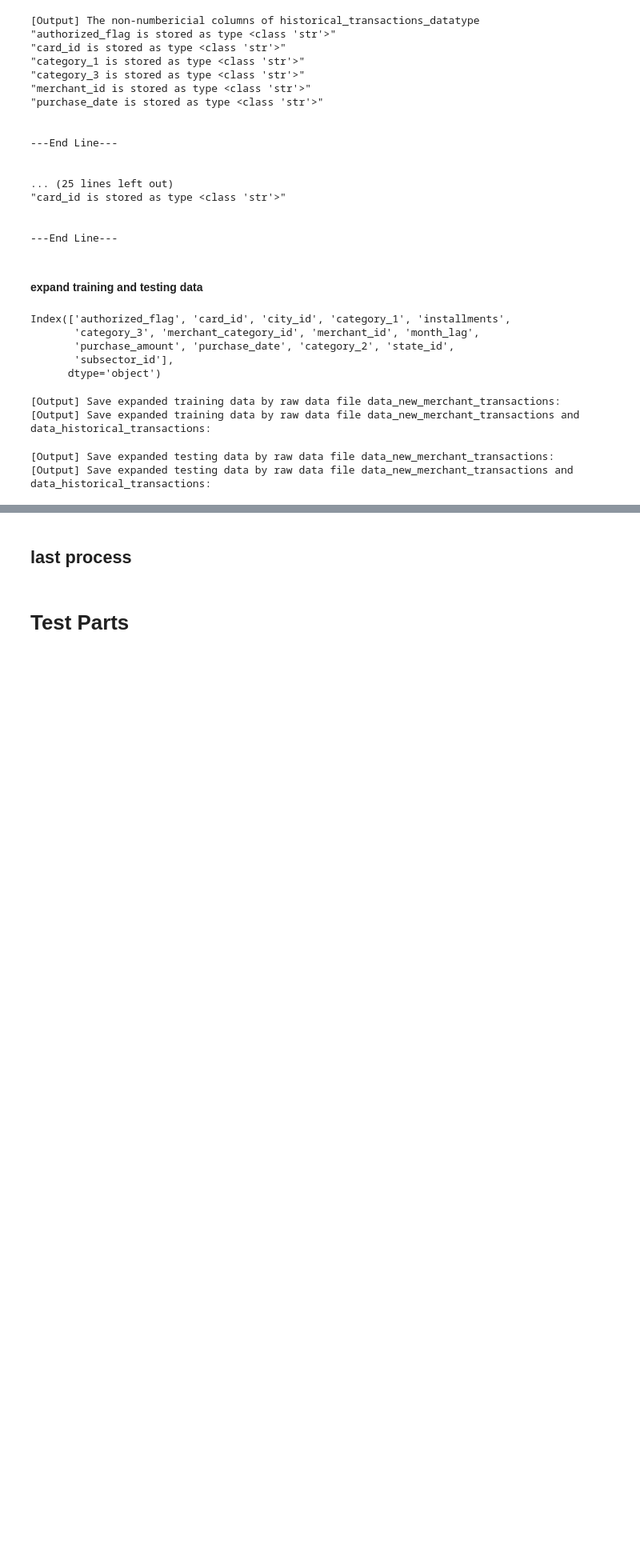
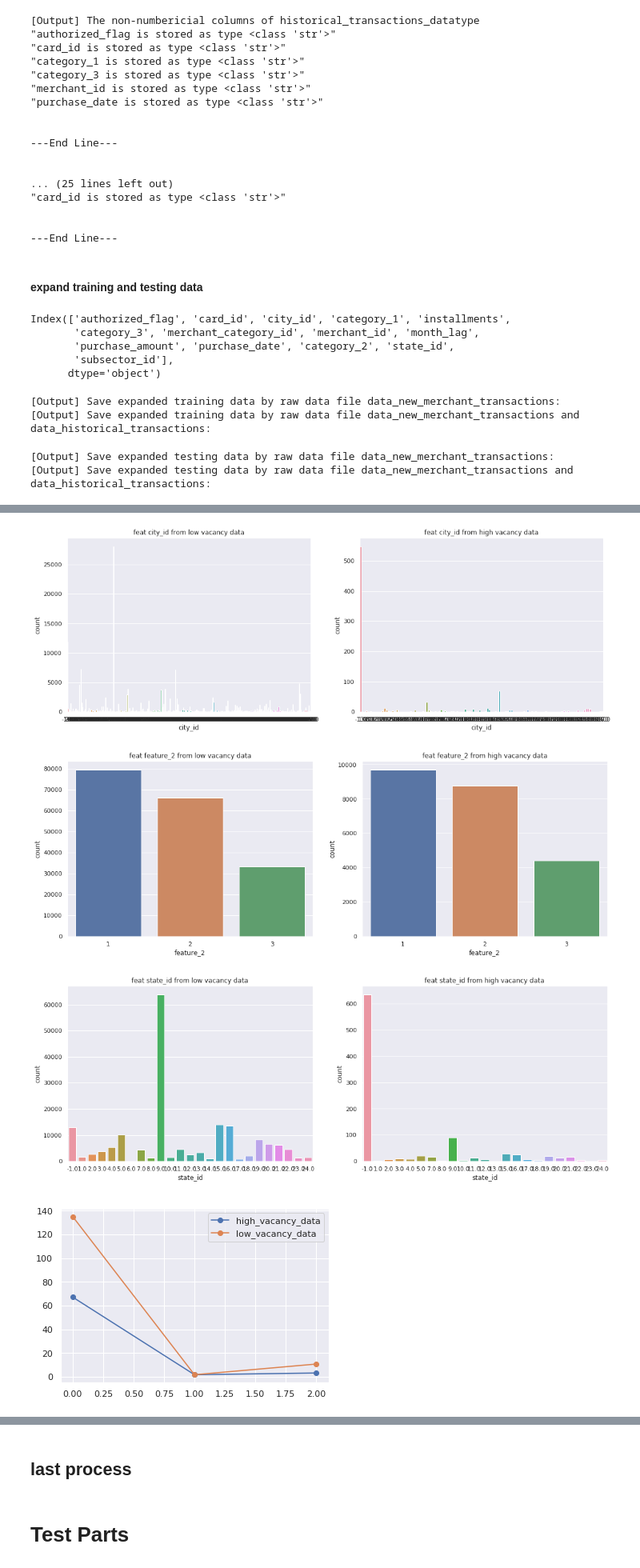
Before and after one commit to PaperStrange/AIProjectManger, a Jupyter notebook: utils/data_process.ipynb, the cells around one changed output, grey strips where cells are left out. Shown at 80% size. Cells and saved outputs as stored; diff of their text form; code cells hidden in the pictures; blank space fills up the shorter version.

```diff
--- a/utils/data_process.ipynb
+++ b/utils/data_process.ipynb
@@ -604,0 +640,15 @@ data_test_mod2.to_csv(DATA_ROOT_PATH+"data_processed/test/data_test_expanded2.cs
+# %%
+def compare_dis(data_low_vacancy, data_high_vacancy, feat, ind):
+    fig = plt.figure(num=ind, figsize=(18, 6))
+    ax1 = fig.add_subplot(121)
+    ax1.set_title("feat %s from low vacancy data" %feat)
+    mean_dict['low_vacancy_data'].append(data_low_vacancy[feat].dropna().mean())
+    std_dict['low_vacancy_data'].append(data_low_vacancy[feat].dropna().std())
+    sns.countplot(x=feat, data=data_low_vacancy, ax=ax1);
+
+    ax2 = fig.add_subplot(122)
+    ax2.set_title("feat %s from high vacancy data" %feat)
+    mean_dict['high_vacancy_data'].append(data_high_vacancy[feat].dropna().mean())
+    std_dict['high_vacancy_data'].append(data_high_vacancy[feat].dropna().std())
+    sns.countplot(x=feat, data=data_high_vacancy, ax=ax2);
+    # sns.catplot(x="class", hue="who", col="survived", data=titanic, kind="count", height=4, aspect=.7);
@@ -604,0 +691,5 @@ data_test_mod2.to_csv(DATA_ROOT_PATH+"data_processed/test/data_test_expanded2.cs
+# %%
+data_train_mod2_row_vacancy_asses = np.array([data_train_mod2.iloc[indent, :].isnull().sum() for indent in range(len(data_train_mod2))])
+row_vacancy_ave = data_train_mod2_row_vacancy_asses.sum() / (len(data_train_mod2_row_vacancy_asses))
+data_train_mod2_low = data_train_mod2[:][data_train_mod2_row_vacancy_asses <= row_vacancy_ave]  # lower than average number
+data_train_mod2_high = data_train_mod2[:][data_train_mod2_row_vacancy_asses > row_vacancy_ave]  # higher than average number
@@ -604,0 +708,16 @@ data_test_mod2.to_csv(DATA_ROOT_PATH+"data_processed/test/data_test_expanded2.cs
+# %%
+num = 3
+mean_dict, std_dict = {'low_vacancy_data':[], 'high_vacancy_data':[]}, {'low_vacancy_data':[], 'high_vacancy_data':[]}
+sns.set(style="darkgrid")
+feat_selected = random.sample(list(data_train_mod2_columns_num), num)
+for indent in range(num):
+    compare_dis(data_train_mod2_low.loc[:, list(data_train_mod2_columns_num)], data_train_mod2_high.loc[:, list(data_train_mod2_columns_num)], feat_selected[indent], indent)
+mean_df = pd.DataFrame(mean_dict)
+std_df = pd.DataFrame(std_dict)
+mean_df.plot(marker='o');
+std_df.plot(marker='o');
+# %% [output]
+[figure, added]
+[figure, added]
+[figure, added]
+[figure, added]
```
Also changed, not shown: parts of 34 cells of this notebook.
